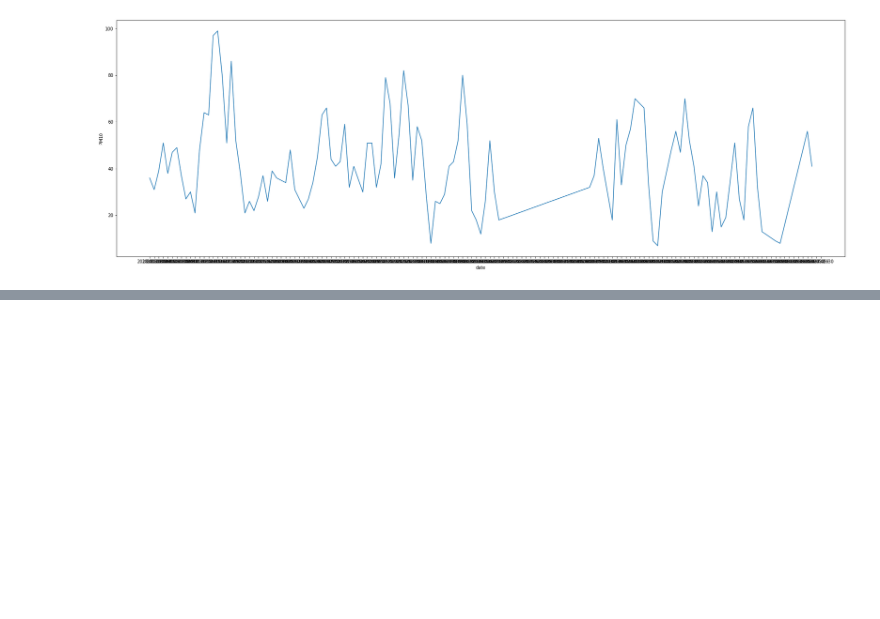
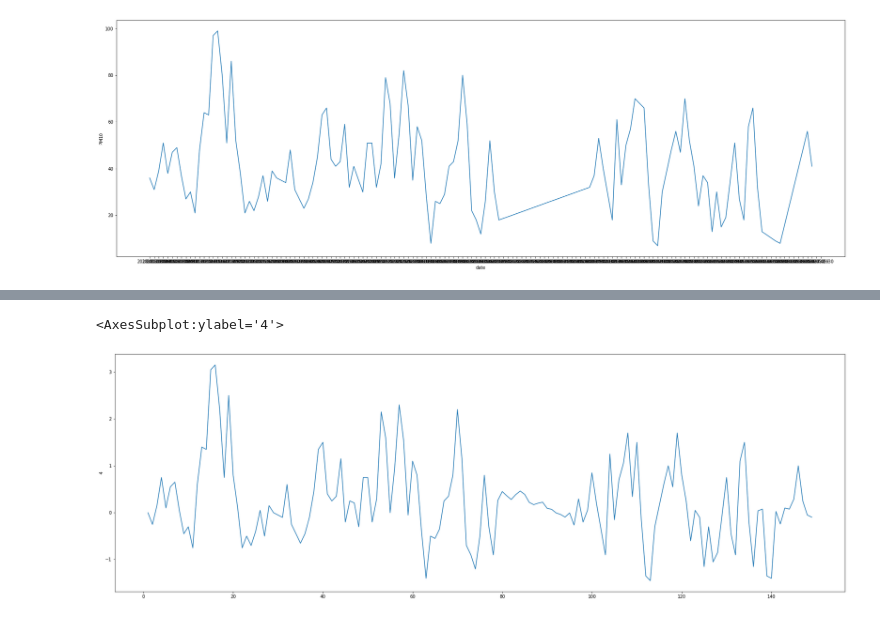
Before and after one commit to facial09/-, a Jupyter notebook: bikeseoul.ipynb, the cells around one changed output, grey strips where cells are left out. Drawn from its saved outputs; the diff is of its cells as text; code cells hidden in the pictures; blank space fills up the shorter version.

```diff
--- a/bikeseoul.ipynb
+++ b/bikeseoul.ipynb
@@ -169,0 +173,4 @@ sns.lineplot(train.iloc[1:150].index, train.iloc[1:150]['PM10'])
+# %%
+scaler = StandardScaler()
+z = scaler.fit_transform(train)
+z
@@ -169,0 +191,3 @@ sns.lineplot(train.iloc[1:150].index, train.iloc[1:150]['PM10'])
+# %%
+z = pd.DataFrame(z)
+z.shape
@@ -169,0 +212,3 @@ sns.lineplot(train.iloc[1:150].index, train.iloc[1:150]['PM10'])
+# %%
+z_impute = pd.DataFrame(IterativeImputer(verbose=False).fit_transform(z))
+z_impute
@@ -169,0 +229,6 @@ sns.lineplot(train.iloc[1:150].index, train.iloc[1:150]['PM10'])
+# %%
+plt.figure(figsize =(30,10))
+sns.lineplot(z_impute[1:150].index,z_impute[4][1:150])
+# %% [output]
+<AxesSubplot:ylabel='4'>
+[figure, added]
```
Also changed, not shown: parts of 22 cells of this notebook, 1 other file.
